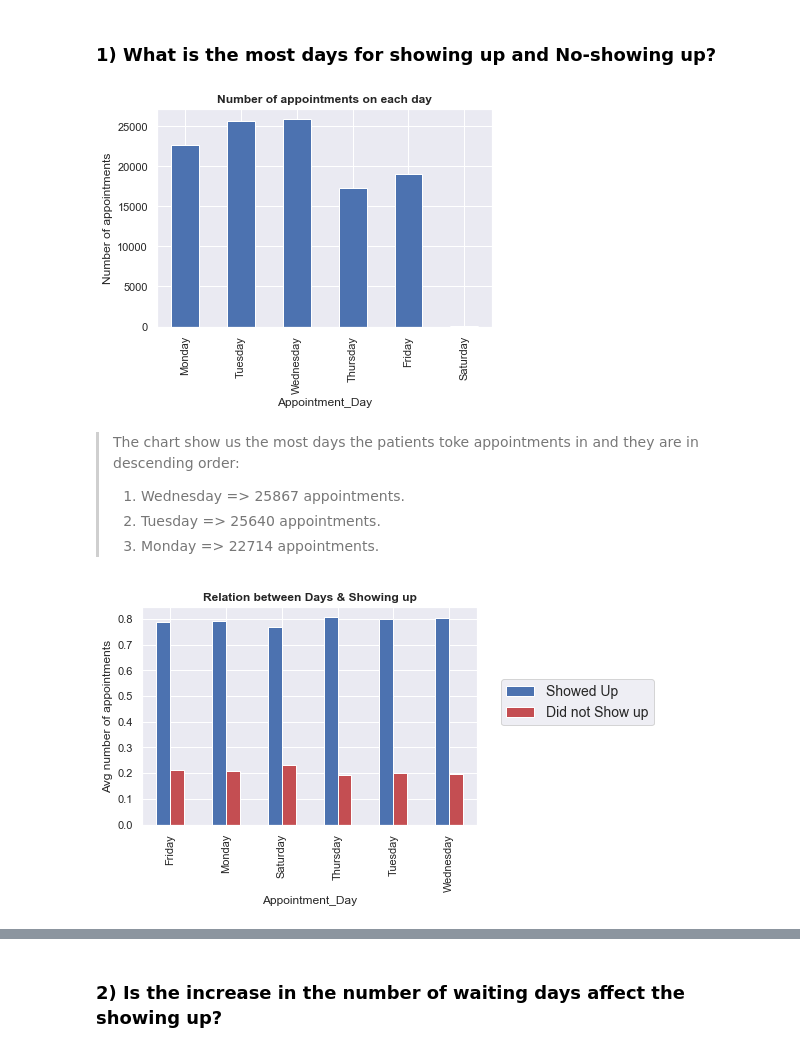
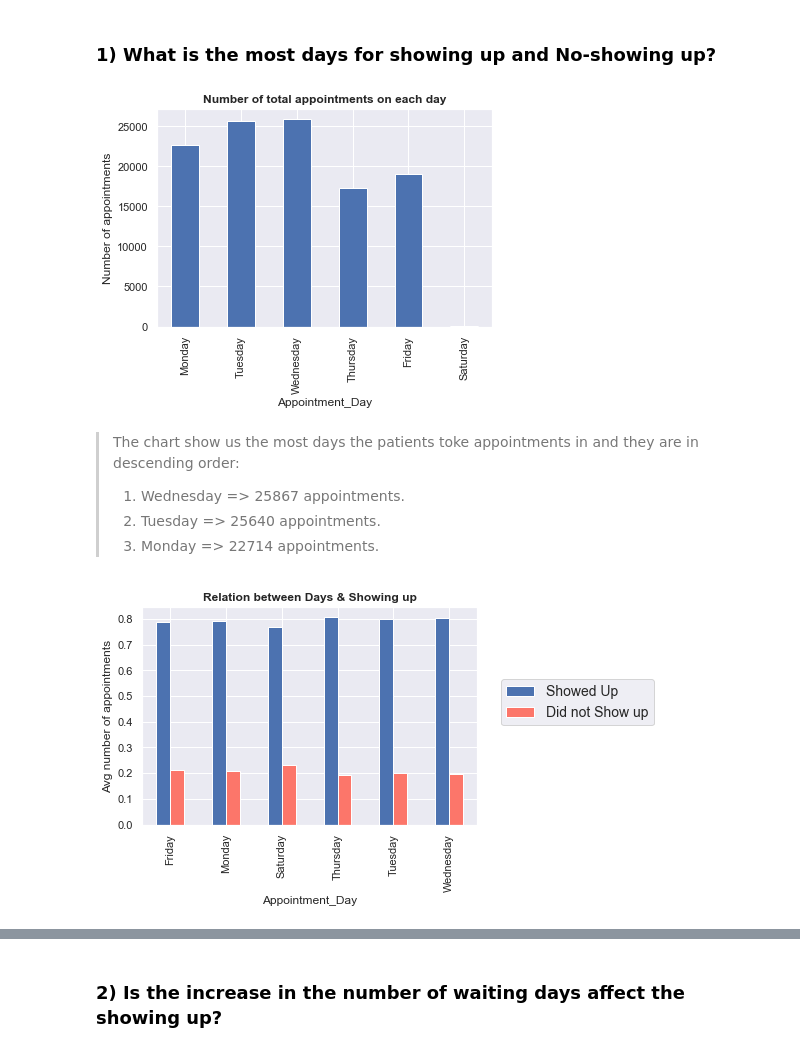
Before and after one commit to mo7amed7assan1911/Medical-Appointment-No-Shows, a Jupyter notebook: Investigate_a_Dataset.ipynb, the cells around one changed output, grey strips where cells are left out. Drawn from its saved outputs; the diff is of its cells as text; code cells hidden in the pictures.

```diff
--- a/Investigate_a_Dataset.ipynb
+++ b/Investigate_a_Dataset.ipynb
@@ -389,13 +427,14 @@ Name: Handcap, dtype: int64
 ### 1) What is the most days for showing up and No-showing up?
 # %%
 days_name = ['Monday', 'Tuesday', 'Wednesday', 'Thursday', 'Friday', 'Saturday']
+
 Total_appointments_inDays = df.groupby('Appointment_Day')['PatientId'].count()[days_name]
 
 Total_appointments_inDays.plot(kind='bar')
-plt.title('Number of appointments on each day', fontweight='bold')
+plt.title('Number of total appointments on each day', fontweight='bold')
 plt.ylabel('Number of appointments');
 # %% [output]
-[figure, old version]
+[figure, new version]
 # %% [markdown]
 > The chart show us the most days the patients toke appointments in and they are in descending order:
 >    1. Wednesday => 25867 appointments.
@@ -403,15 +442,14 @@ plt.ylabel('Number of appointments');
 >    3. Monday    => 22714 appointments.
 # %%
 # We need to take propotions here too.
-Days_with_show_noShow = df.groupby(['Appointment_Day', 'No_show'])['PatientId'].count()[days_name]
+propotions = get_propotions('Appointment_Day', df)
 
-propotions = Days_with_show_noShow / Total_appointments_inDays
-propotions.unstack().plot(kind='bar', color=['b', 'r'])
+propotions.unstack().plot(kind='bar', color=['b', '#FC766AFF'])
 plt.legend(labels=['Showed Up', 'Did not Show up'], fontsize=14, bbox_to_anchor=(1.05, 0.7));
 plt.ylabel('Avg number of appointments');
 plt.title('Relation between Days & Showing up', fontsize=12, fontweight='bold');
 # %% [output]
-[figure, old version]
+[figure, new version]
 # %% [markdown]
 * We notice that patients who booked an appointment on Thursday mostly showed up. The reason may be that Thursday is the weekend!
 * patients who booked an appointment on Saturday, mostly didn't show up.
```
Also changed, not shown: parts of 29 cells of this notebook.
